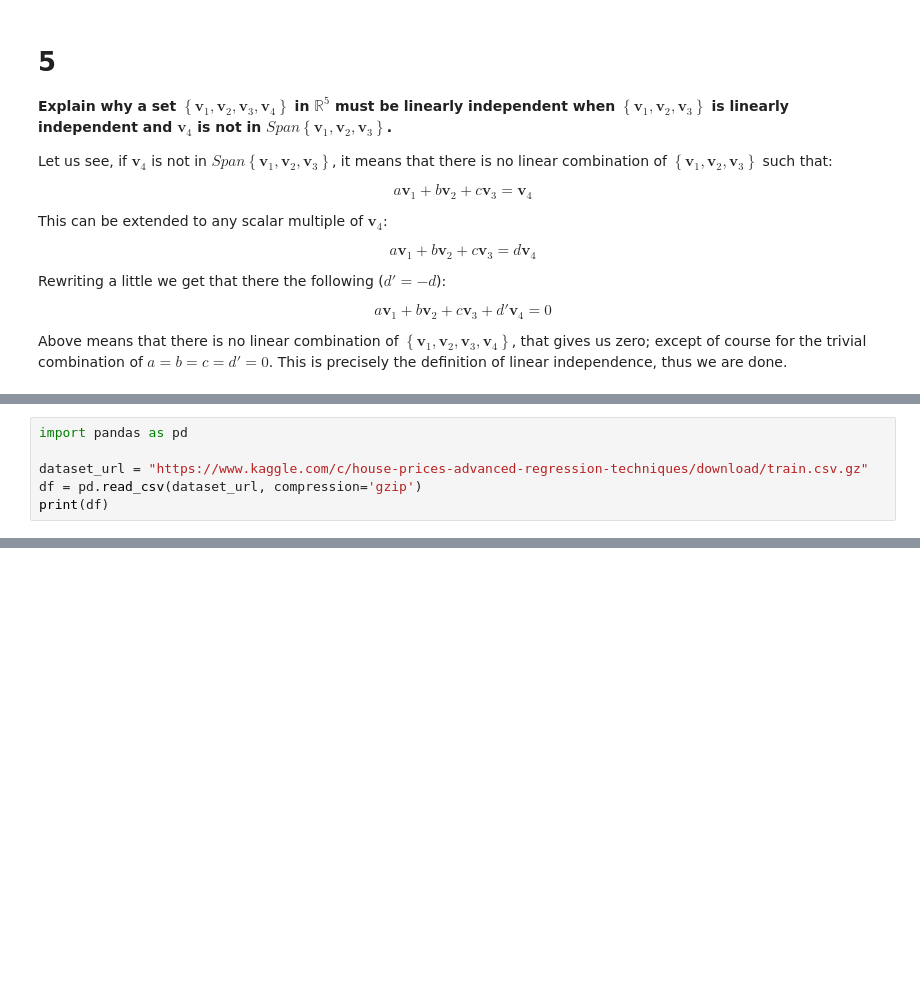
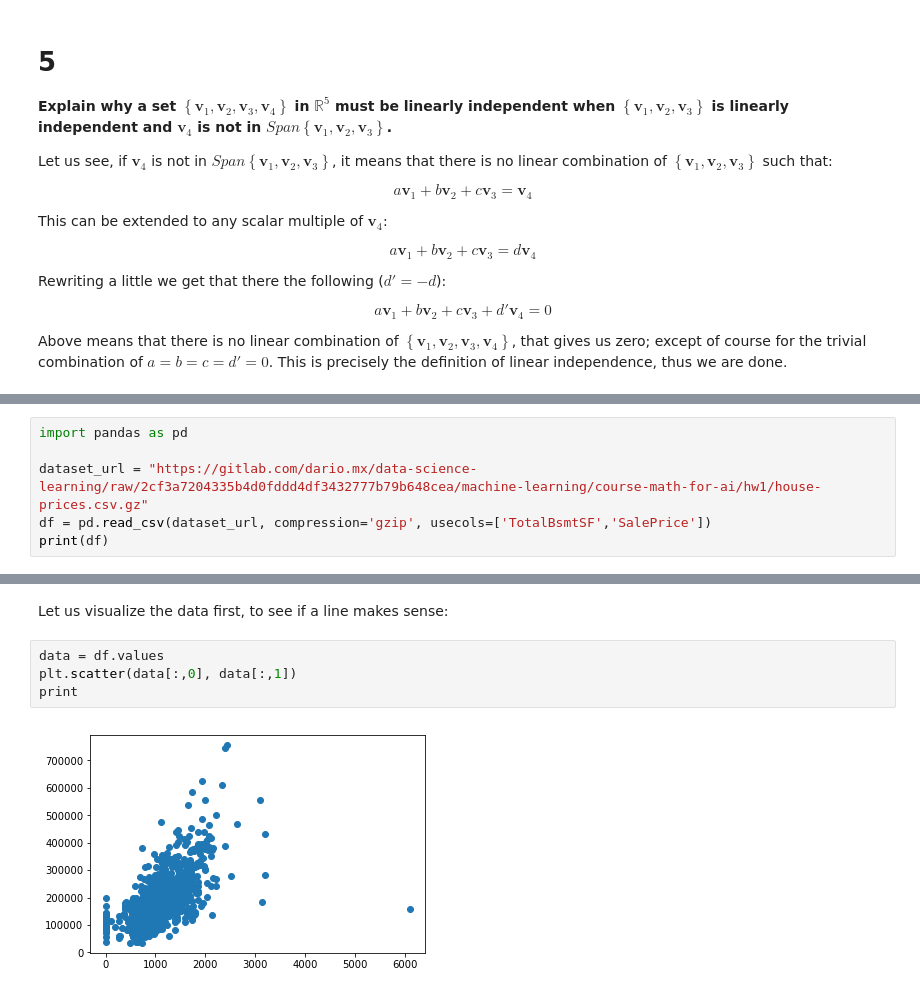
Before and after one commit to dariomx/data-science-learning, a Jupyter notebook: machine-learning/course-math-for-ai/hw1/math4ai-hw1.ipynb, the cells around one changed output, grey strips where cells are left out. Saved outputs shown, nothing was run; the diff lists cells and outputs as text; blank space fills up the shorter version.

```diff
--- a/machine-learning/course-math-for-ai/hw1/math4ai-hw1.ipynb
+++ b/machine-learning/course-math-for-ai/hw1/math4ai-hw1.ipynb
@@ -458,7 +450,7 @@ Let us use one of the data sets from Kaggle, regarding house prizes. We will pay
 # %%
 import pandas as pd
 
-dataset_url = "https://www.kaggle.com/c/house-prices-advanced-regression-techniques/download/train.csv.gz"
-df = pd.read_csv(dataset_url, compression='gzip')
+dataset_url = "https://gitlab.com/dario.mx/data-science-learning/raw/2cf3a7204335b4d0fddd4df3432777b79b648cea/machine-learning/course-math-for-ai/hw1/house-prices.csv.gz"
+df = pd.read_csv(dataset_url, compression='gzip', usecols=['TotalBsmtSF','SalePrice'])
 print(df)
 # %% [output]
@@ -465,0 +474,8 @@ IOError: Not a gzipped file
+# %% [markdown]
+Let us visualize the data first, to see if a line makes sense:
+# %%
+data = df.values
+plt.scatter(data[:,0], data[:,1])
+print
+# %% [output]
+[figure, added]
```
Also changed, not shown: parts of 12 cells of this notebook.
